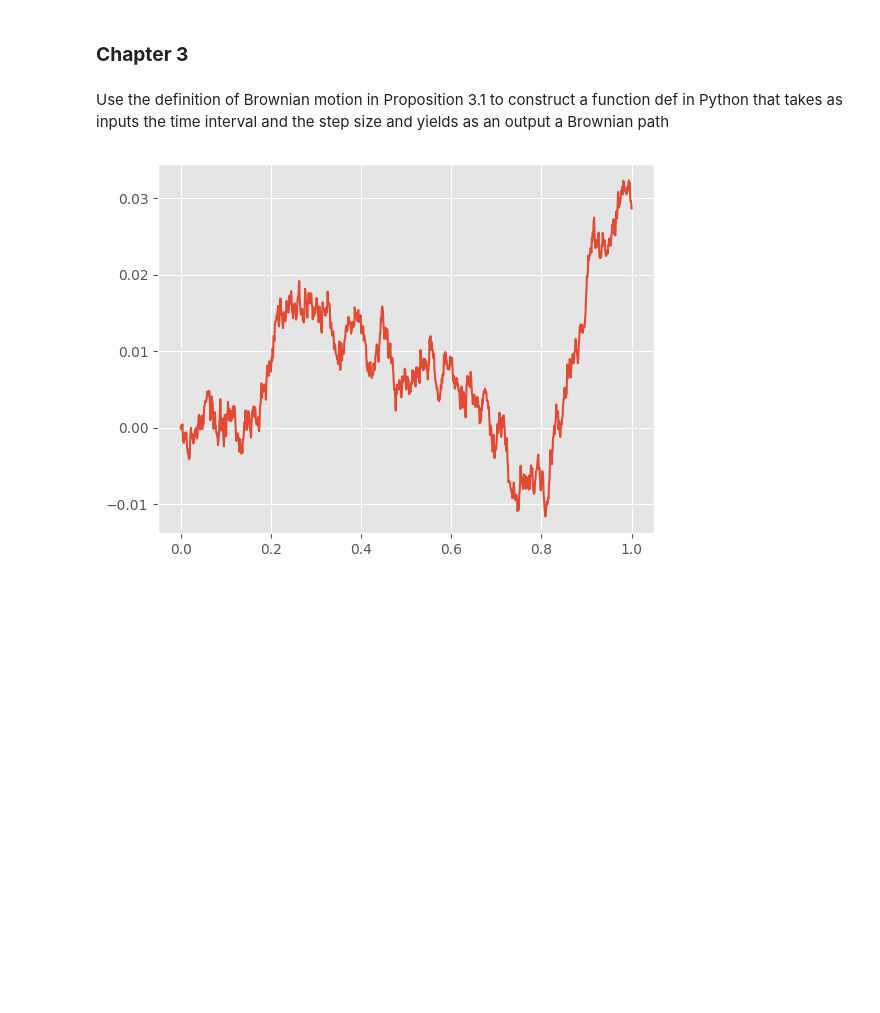
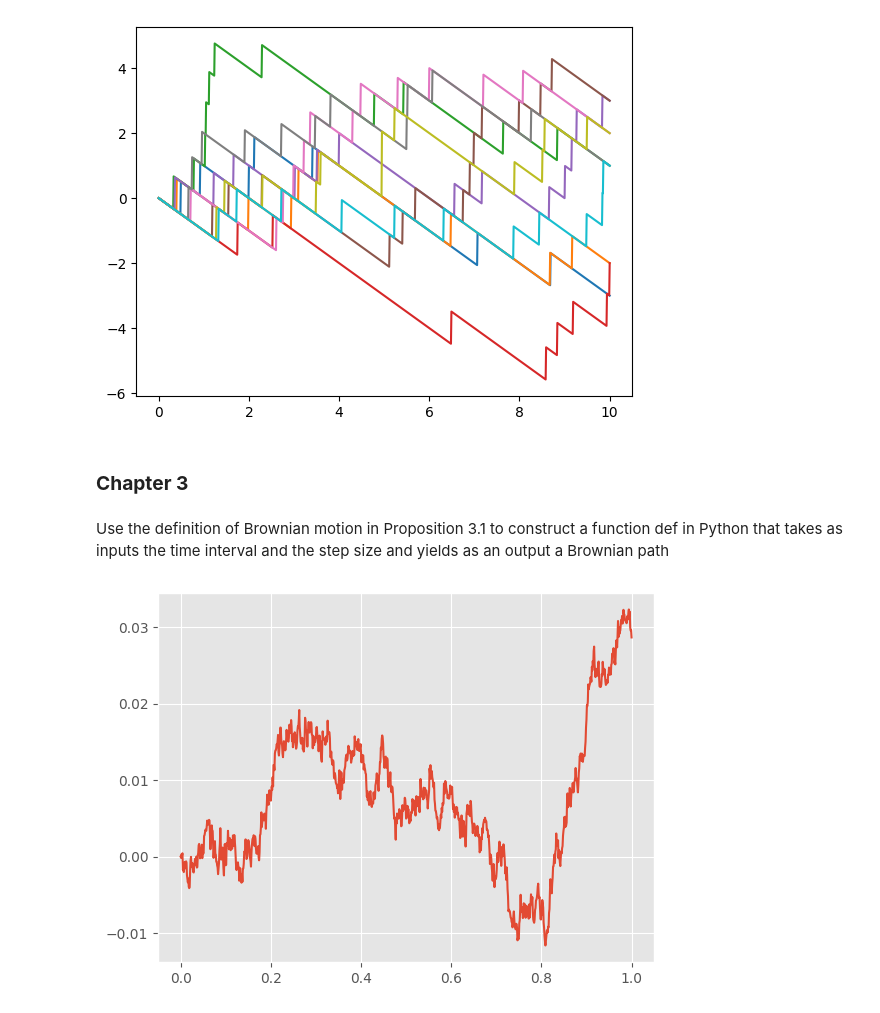
Before and after one commit to tnivram/stochastic-calculus, a Jupyter notebook: stochastic_simulation.ipynb, the cells around one changed output. Saved outputs shown, nothing was run; the diff lists cells and outputs as text; code cells hidden in the pictures; blank space fills up the shorter version.

```diff
--- a/stochastic_simulation.ipynb
+++ b/stochastic_simulation.ipynb
@@ -4,3 +60,26 @@ import matplotlib.pyplot as plt
+# %%
+def martingale3(t_initial, t_final, step_size):
+    time = np.arange(t_initial, t_final+step_size, step_size)
+
+    # number of points
+    n = len(time) - 1
+
+    # initialize n Poisson random variables with parameter lambda(t-s)
+    # each of the elements in the array represents N_tj - N_(tj-1)
+    dN = np.random.poisson(lam=1*step_size, size=n)
+
+    # array of Poisson process Nt
+    poisson_process = np.concatenate(([0],np.cumsum(dN)))
+
+    martingale =  poisson_process - time
+
+    return time, martingale
+# %%
+for i in range(10):
+    time, martingale= martingale3(0,10,0.01)
+    plt.plot(time,martingale)
+# %% [output]
+[figure, added]
 # %% [markdown]
 ### **Chapter 3**
 # %% [markdown]
```
Also changed, not shown: parts of 9 cells of this notebook.
